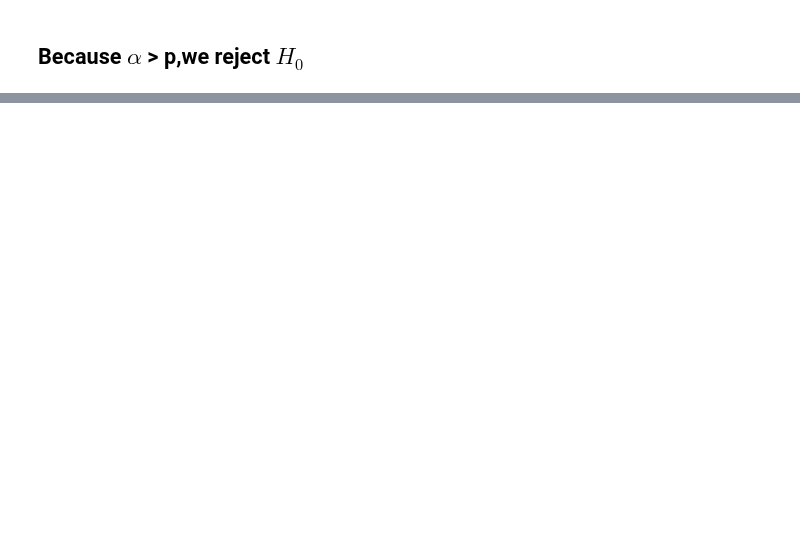
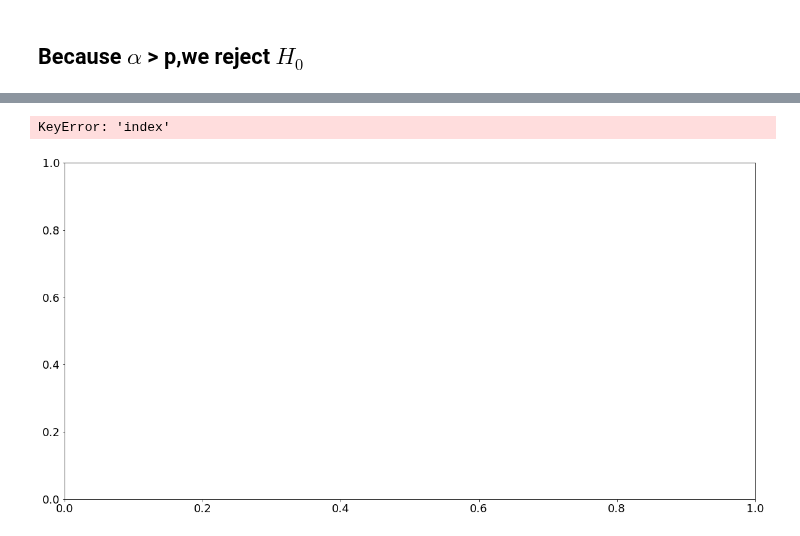
Before and after one commit to L-G-B-Team/nlp-project, a Jupyter notebook: mark_explore.ipynb, the cells around one changed output, grey strips where cells are left out. Saved outputs shown, nothing was run; the diff lists cells and outputs as text; code cells hidden in the pictures; blank space fills up the shorter version.

```diff
--- a/mark_explore.ipynb
+++ b/mark_explore.ipynb
@@ -103,0 +197,20 @@ e.p_to_md(p)
+# %%
+fig = plt.figure(figsize=(20, 10))
+ax = plt.subplot(111)
+plt.rcParams.update({'font.size': 18})
+
+(word_counts_limited.sort_values('all', ascending=False)
+ .head(20)
+ .apply(lambda row: row/row['all'], axis = 1)
+ .drop(columns = 'all')
+ .sort_values(by='index')
+ .plot.barh(stacked = True, width = 1, ec = 'k', legend=False, ax=ax)
+)
+ax.legend(loc='upper center', bbox_to_anchor=(0.5, 1.05),
+          ncol=7, fancybox=True, shadow=True)
+ax.set_xlim(0,1)
+
+plt.show()
+# %% [output]
+KeyError: 'index'
+[figure, added]
```
Also changed, not shown: parts of 45 cells of this notebook.
